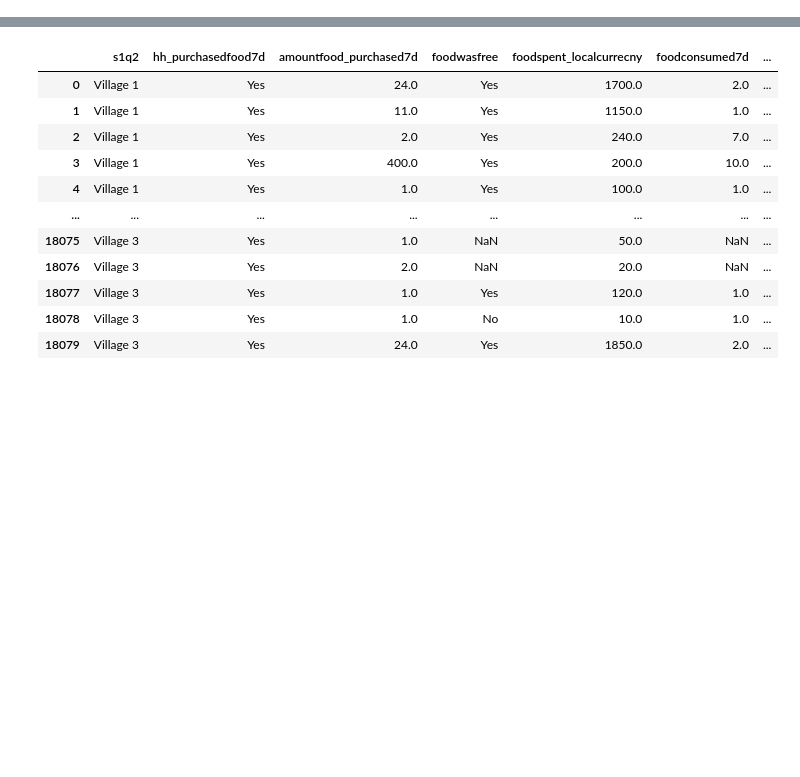
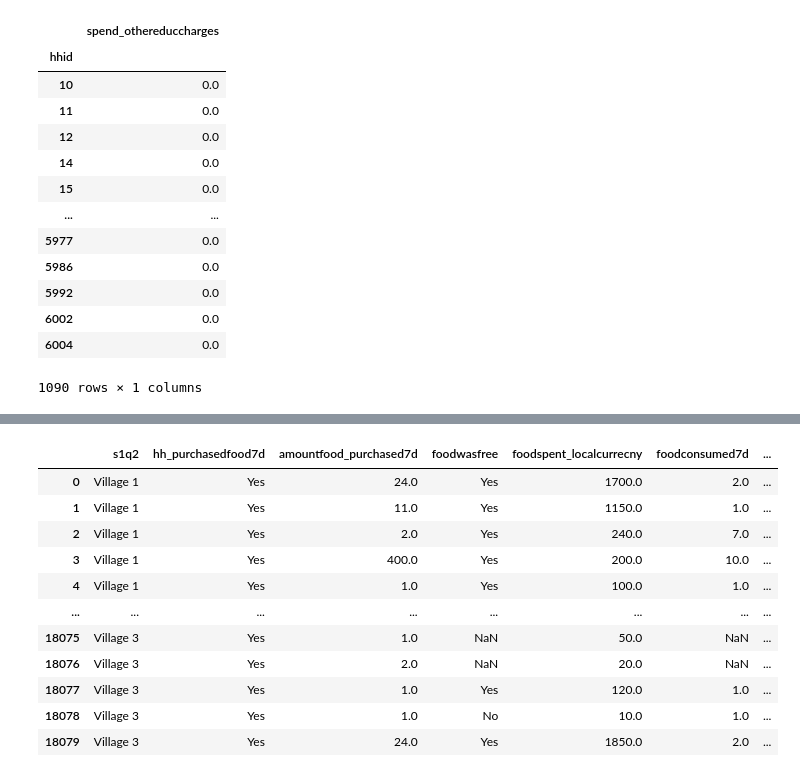
Before and after one commit to Colleen-ODonnell/KenyaPovertyTargetingModel, a Jupyter notebook: 2progs/C1_DescriptiveStatistics.ipynb, the cells around one changed output, grey strips where cells are left out. Drawn from its saved outputs; the diff is of its cells as text; code cells hidden in the pictures; blank space fills up the shorter version.

```diff
--- a/2progs/C1_DescriptiveStatistics.ipynb
+++ b/2progs/C1_DescriptiveStatistics.ipynb
@@ -18,0 +43,31 @@ MergedDatasetsRenamed.head(5)
+# %%
+pd.DataFrame(MergedDatasetsRenamed.groupby('hhid')['spend_tuitionfees'].mean())
+pd.DataFrame(MergedDatasetsRenamed.groupby('hhid')['spend_textbooks'].mean())
+pd.DataFrame(MergedDatasetsRenamed.groupby('hhid')['spend_exercisebooks'].mean())
+pd.DataFrame(MergedDatasetsRenamed.groupby('hhid')['spend_schooluniform'].mean())
+pd.DataFrame(MergedDatasetsRenamed.groupby('hhid')['spend_schoolboardingfees'].mean())
+pd.DataFrame(MergedDatasetsRenamed.groupby('hhid')['spend_schooltransport'].mean())
+pd.DataFrame(MergedDatasetsRenamed.groupby('hhid')['spend_extratuition'].mean())
+pd.DataFrame(MergedDatasetsRenamed.groupby('hhid')['spend_PTA'].mean())
+pd.DataFrame(MergedDatasetsRenamed.groupby('hhid')['spend_pocketmoney'].mean())
+pd.DataFrame(MergedDatasetsRenamed.groupby('hhid')['spend_cautionmoney'].mean())
+pd.DataFrame(MergedDatasetsRenamed.groupby('hhid')['spend_educmedicalfee'].mean())
+pd.DataFrame(MergedDatasetsRenamed.groupby('hhid')['spend_activityfees'].mean())
+pd.DataFrame(MergedDatasetsRenamed.groupby('hhid')['spend_examfees'].mean())
+pd.DataFrame(MergedDatasetsRenamed.groupby('hhid')['spend_educfeedingprogram'].mean())
+pd.DataFrame(MergedDatasetsRenamed.groupby('hhid')['spend_othereduccharges'].mean())
+# %% [output]
+|  | spend_othereduccharges |
+| hhid |  |
+| 10 | 0.0 |
+| 11 | 0.0 |
+| 12 | 0.0 |
+| 14 | 0.0 |
+| 15 | 0.0 |
+| ... | ... |
+| 5977 | 0.0 |
+| 5986 | 0.0 |
+| 5992 | 0.0 |
+| 6002 | 0.0 |
+| 6004 | 0.0 |
+1090 rows × 1 columns
```
Also changed, not shown: parts of 20 cells of this notebook, 20 other files.
